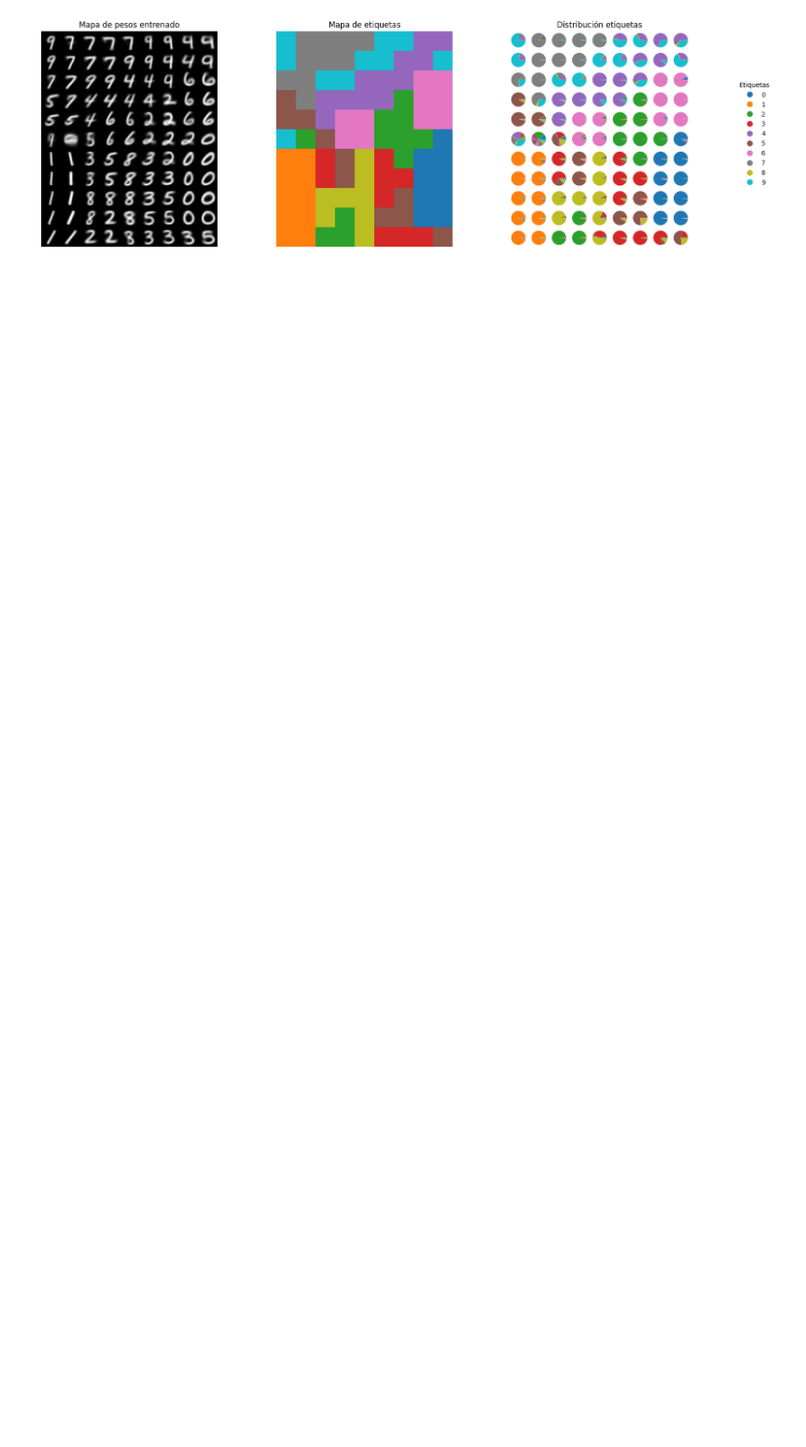
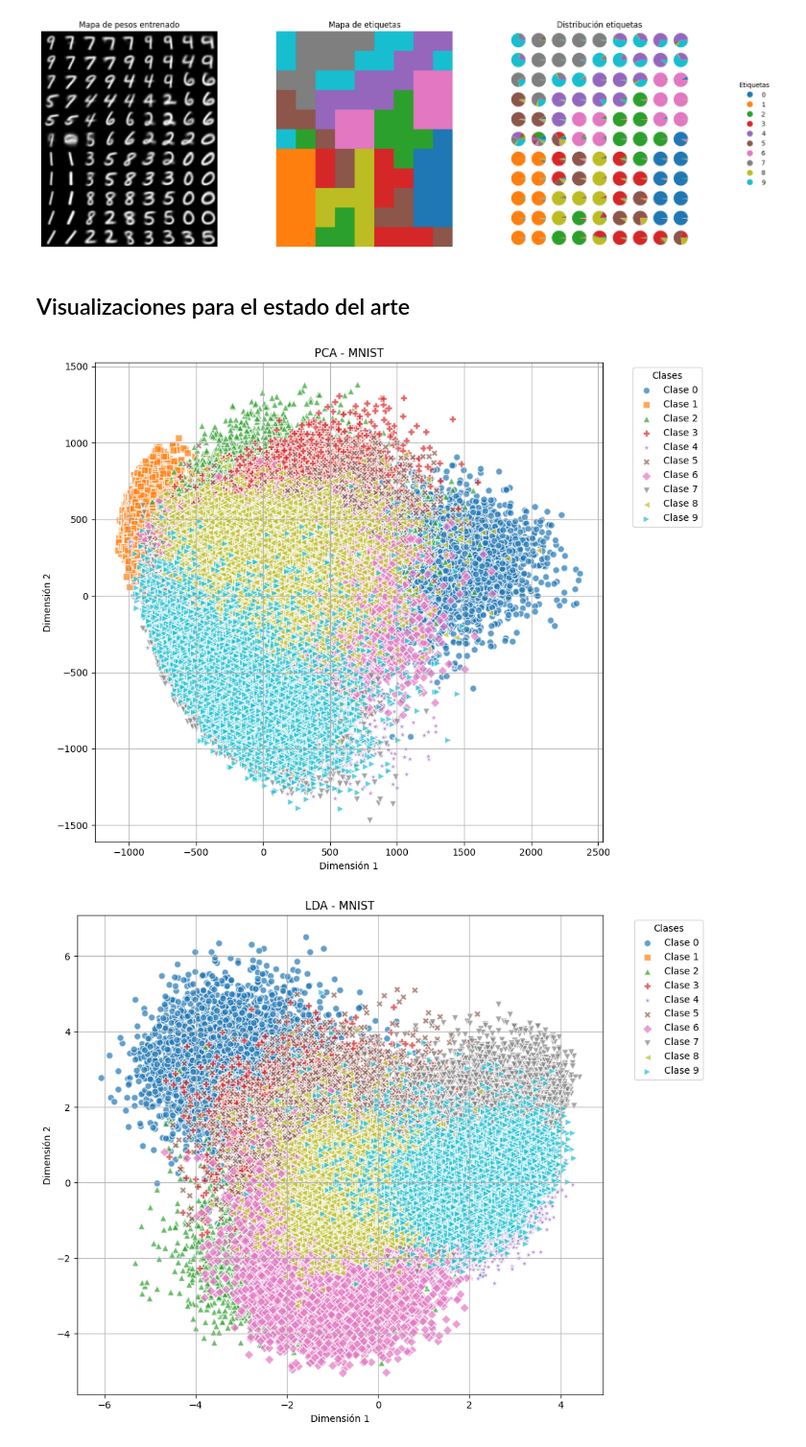
Before and after one commit to JaumeSanCol/TFG, a Jupyter notebook: notebooks/mnist.ipynb, the cells around one changed output. Shown at 96% size. Cells and saved outputs as stored; diff of their text form; code cells hidden in the pictures; blank space fills up the shorter version.

```diff
--- a/notebooks/mnist.ipynb
+++ b/notebooks/mnist.ipynb
@@ -164,3 +164,46 @@ plt.savefig('img/mnist_visualización.png', dpi=300)
 plt.show()
 # %% [output]
 [figure]
+# %% [markdown]
+## Visualizaciones para el estado del arte
+# %%
+import seaborn as sns
+
+def plot_embedding(X, y, method_name, dataset_name="MNIST"):
+        plt.figure(figsize=(10, 8))
+        unique_labels = np.unique(y)
+        markers = ['o', 's', '^', 'P', '*', 'X', 'D', 'v', '<', '>']
+        colors = sns.color_palette('tab10', len(unique_labels))
+
+        for idx, label in enumerate(unique_labels):
+            indices = np.where(y == label)
+            plt.scatter(X[indices, 0], X[indices, 1], label=f'Clase {label}',
+                        marker=markers[idx % len(markers)], color=colors[idx],
+                        s=50, alpha=0.7, edgecolors='w')
+
+        plt.legend(title='Clases', bbox_to_anchor=(1.05, 1), loc='upper left')
+        plt.title(f'{method_name} - {dataset_name}')
+        plt.xlabel('Dimensión 1')
+        plt.ylabel('Dimensión 2')
+        plt.grid(True)
+        plt.tight_layout()
+        plt.savefig(f'img/SoA/{method_name}_{dataset_name}.png', dpi=300)
+# %%
+from sklearn.decomposition import PCA
+from sklearn.discriminant_analysis import LinearDiscriminantAnalysis as LDA
+
+dataset="MNIST"
+X,y= load_dataset(dataset)
+
+# 1) PCA: reducir dimensión a, digamos, 50 componentes
+pca = PCA(n_components=10, random_state=42)
+X_pca = pca.fit_transform(X)
+plot_embedding(X_pca, y, "PCA",dataset_name=dataset)
+# 2) LDA: proyectar sobre máximas (clases − 1) discriminantes
+#    si tienes C clases, n_components ≤ C-1
+lda = LDA(n_components=min(len(np.unique(y)) - 1, 10))  # aquí p.ej. 10 o menos
+X_lda = lda.fit_transform(X_pca, y)
+plot_embedding(X_lda, y, "LDA",dataset_name=dataset)
+# %% [output]
+[figure, added]
+[figure, added]
```
Also changed, not shown: parts of 1 cell of this notebook, 20 other files.
